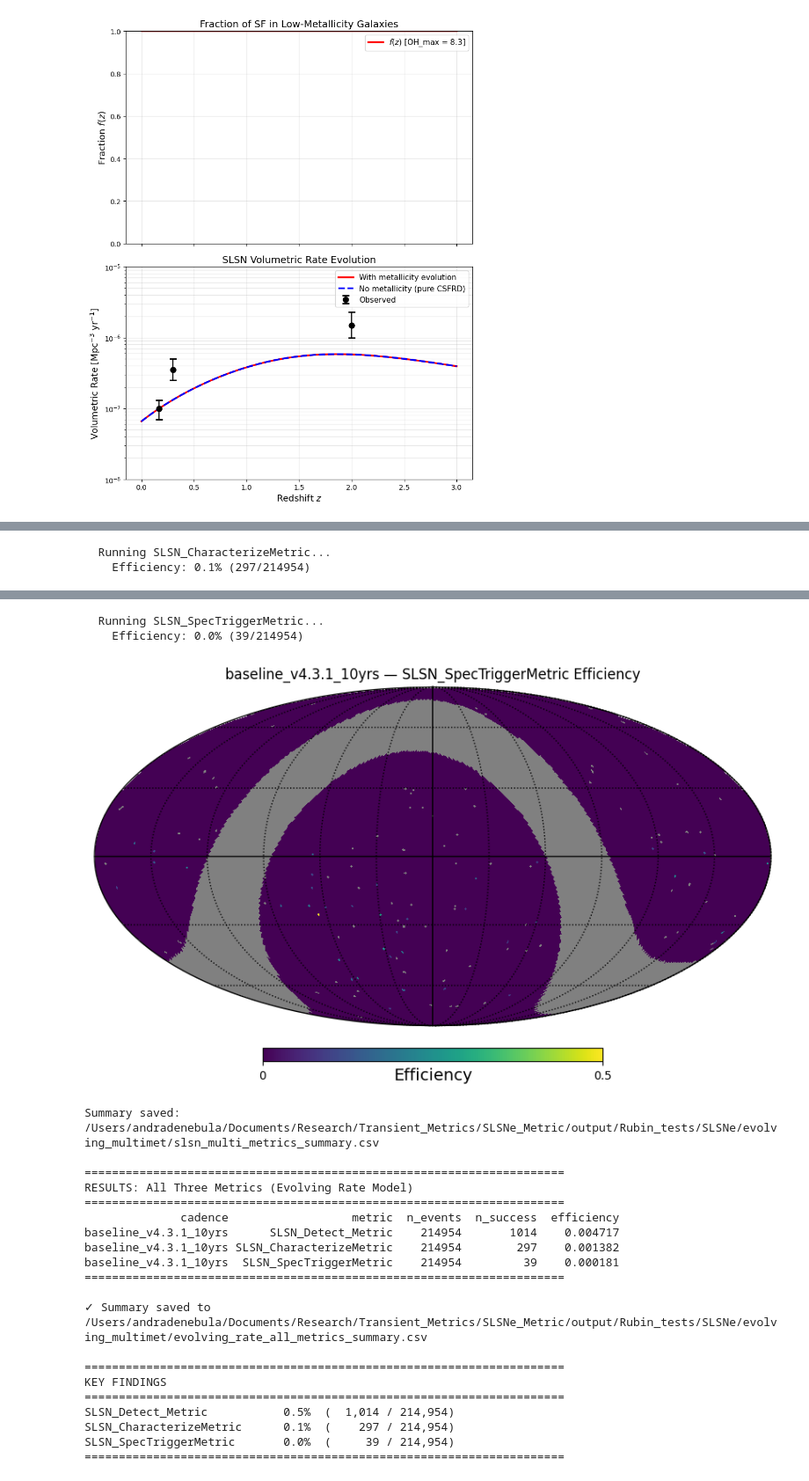
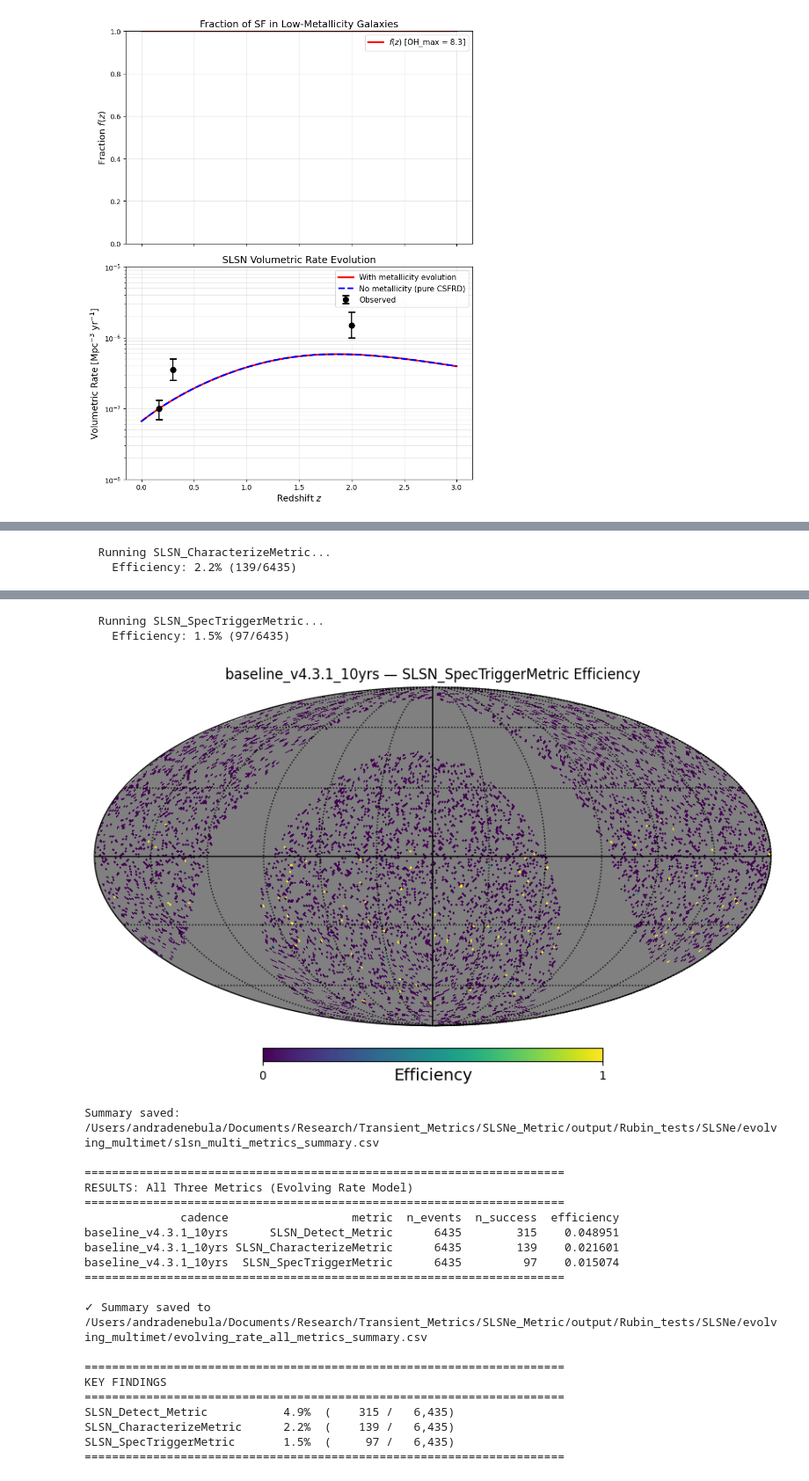
Before and after one commit to andra104/SLSNe_Metric, a Jupyter notebook: notebooks/SLSNe_redshift_variation.ipynb, the cells around one changed output, grey strips where cells are left out. Shown at 88% size. Drawn from its saved outputs; the diff is of its cells as text; code cells hidden in the pictures.

```diff
--- a/notebooks/SLSNe_redshift_variation.ipynb
+++ b/notebooks/SLSNe_redshift_variation.ipynb
@@ -1005,9 +995,9 @@ pop_evolving = generate_SLSN_PopSlicer_with_rate_evolution(
     z_ref=0.17,
     OH_max=8.3,                  # Schulze+21 threshold
     z_min=0.1,
-    z_max=2.0,
+    z_max=0.3,
     t_start=1,
-    t_end=365,
+    t_end=3652,
     gal_lat_cut=15.0,            # Optional: avoid Galactic plane
     seed=42,
     save_to=Path("/Users/andradenebula/Documents/Research/Transient_Metrics/SLSNe_Metric/output/Rubin_tests/SLSNe/evolving/pop_evolving_OH83.pkl"),
@@ -1024,7 +1014,7 @@ results_evolving, metric = run_slsn_detect(
     cadences=cadences,
     db_dir=db_dir,
     output_dir=output_dir,
-    store_obs_mode="meta",
+    store_obs_mode="full",
     make_plots=True,
     save_csv=True
 )
@@ -1114,17 +1102,17 @@ metrics_list = [
     SLSN_Detect_Metric(
         lc_model=templates,
         mjd0=mjd0,
-        store_obs_mode="meta"  # Use "meta" if you want obs records
+        store_obs_mode="full"  # Use "meta" if you want obs records
     ),
     SLSN_CharacterizeMetric(
         lc_model=templates,
         mjd0=mjd0,
-        store_obs_mode="meta"
+        store_obs_mode="full"
     ),
     SLSN_SpecTriggerMetric(
         lc_model=templates,
         mjd0=mjd0,
-        store_obs_mode="meta"
+        store_obs_mode="full"
     )
 ]
 
@@ -1181,2 +1169,2 @@ Running cadence: baseline_v4.3.1_10yrs
   Running SLSN_CharacterizeMetric...
-    Efficiency: 0.1% (297/214954)
+    Efficiency: 2.2% (139/6435)
@@ -1184,15 +1172,15 @@ Running cadence: baseline_v4.3.1_10yrs
   Running SLSN_SpecTriggerMetric...
-    Efficiency: 0.0% (39/214954)
+    Efficiency: 1.5% (97/6435)
-[figure, old version]
+[figure, new version]
 Summary saved: /Users/andradenebula/Documents/Research/Transient_Metrics/SLSNe_Metric/output/Rubin_tests/SLSNe/evolving_multimet/slsn_multi_metrics_summary.csv
 
 ======================================================================
 RESULTS: All Three Metrics (Evolving Rate Model)
 ======================================================================
               cadence                  metric  n_events  n_success  efficiency
-baseline_v4.3.1_10yrs      SLSN_Detect_Metric    214954       1014    0.004717
-baseline_v4.3.1_10yrs SLSN_CharacterizeMetric    214954        297    0.001382
-baseline_v4.3.1_10yrs  SLSN_SpecTriggerMetric    214954         39    0.000181
+baseline_v4.3.1_10yrs      SLSN_Detect_Metric      6435        315    0.048951
+baseline_v4.3.1_10yrs SLSN_CharacterizeMetric      6435        139    0.021601
+baseline_v4.3.1_10yrs  SLSN_SpecTriggerMetric      6435         97    0.015074
 ======================================================================
 
 ✓ Summary saved to /Users/andradenebula/Documents/Research/Transient_Metrics/SLSNe_Metric/output/Rubin_tests/SLSNe/evolving_multimet/evolving_rate_all_metrics_summary.csv
@@ -1200,7 +1188,7 @@ baseline_v4.3.1_10yrs  SLSN_SpecTriggerMetric    214954         39    0.000181
 ======================================================================
 KEY FINDINGS
 ======================================================================
-SLSN_Detect_Metric           0.5%  (  1,014 / 214,954)
-SLSN_CharacterizeMetric      0.1%  (    297 / 214,954)
-SLSN_SpecTriggerMetric       0.0%  (     39 / 214,954)
+SLSN_Detect_Metric           4.9%  (    315 /   6,435)
+SLSN_CharacterizeMetric      2.2%  (    139 /   6,435)
+SLSN_SpecTriggerMetric       1.5%  (     97 /   6,435)
 ======================================================================
```
Also changed, not shown: parts of 14 cells of this notebook, 16 other files.
